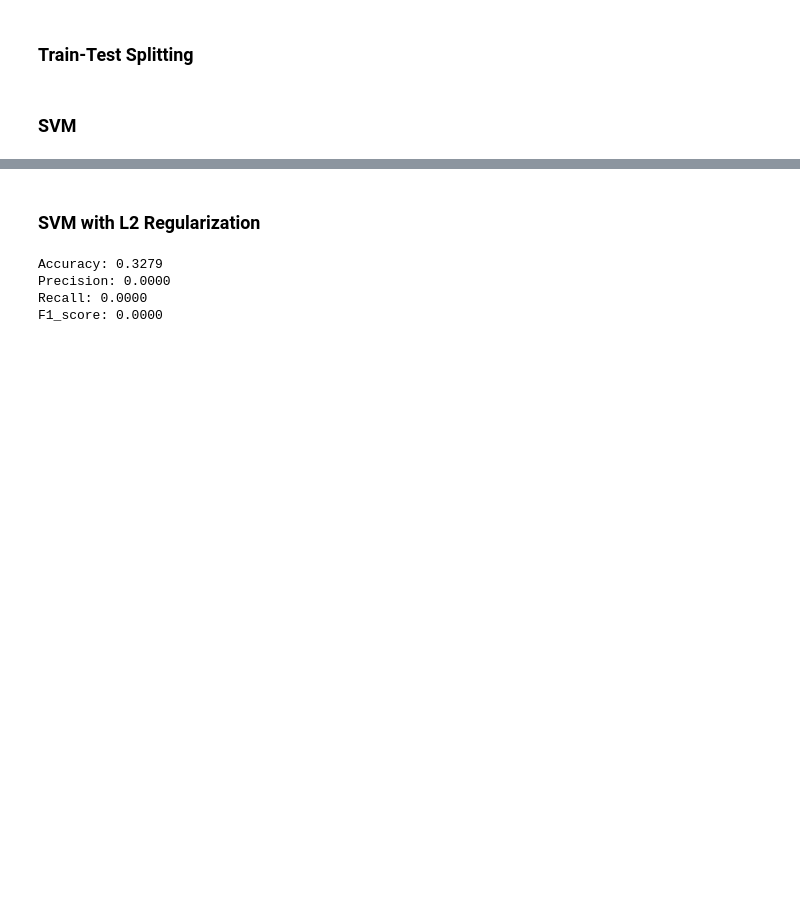
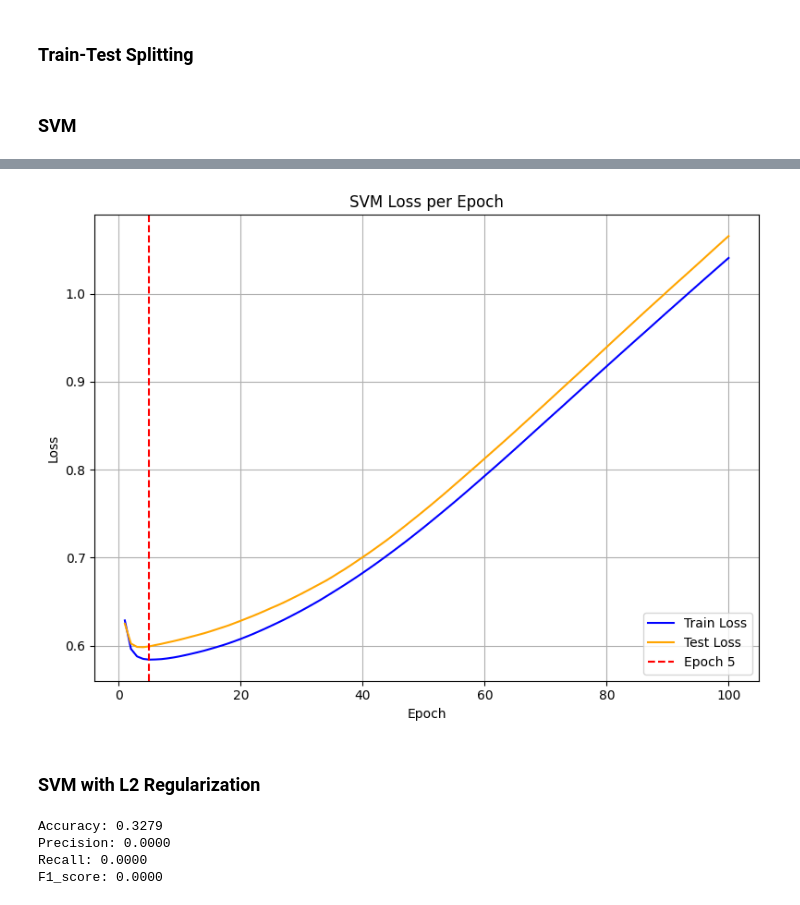
Before and after one commit to bercaakbayir/unimi-dse-ml-project, a Jupyter notebook: main.ipynb, the cells around one changed output, grey strips where cells are left out. Drawn from its saved outputs; the diff is of its cells as text; code cells hidden in the pictures; blank space fills up the shorter version.

```diff
--- a/main.ipynb
+++ b/main.ipynb
@@ -868,4 +975,4 @@ X_white_train, X_white_test, y_white_train, y_white_test = train_test_split(X_wh
 # %%
 svm = SVM(positive_label='good')
 # %%
-svm.fit(X_white_train, y_white_train)
+svm.fit(X_white_train, y_white_train, X_test=X_white_test, y_test=y_white_test)
@@ -883,3 +1008,7 @@ F1_score: 0.6939
+# %%
+plot_svm_loss(svm, vline_epoch=5)
+# %% [output]
+[figure, added]
 # %% [markdown]
 ### SVM with L2 Regularization
 # %%
```
Also changed, not shown: parts of 29 cells of this notebook, 2 other files.
